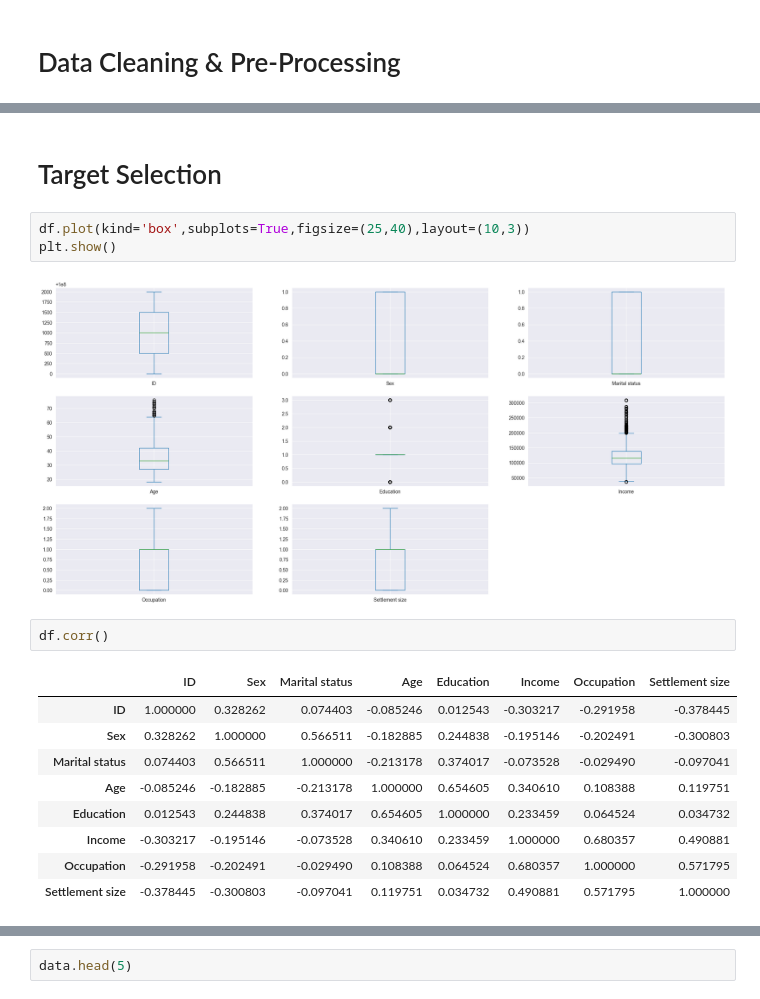
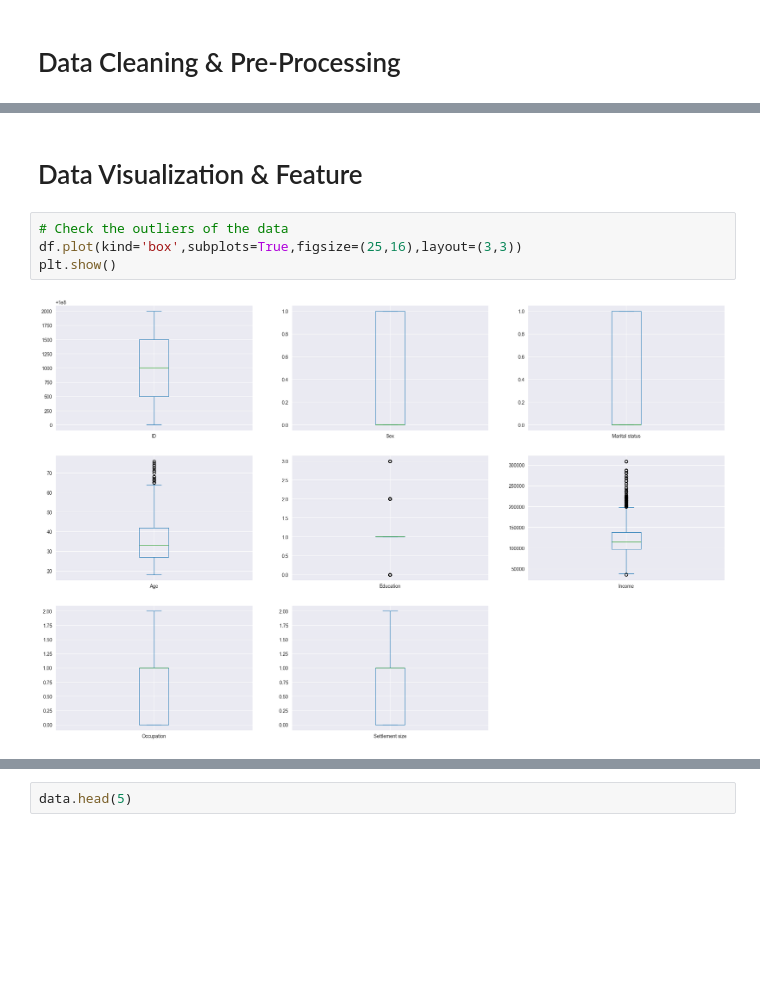
Before and after one commit to MysteryMan11/InternSavy, a Jupyter notebook: Task_2/t2_365datascience.ipynb, the cells around one changed output, grey strips where cells are left out. Cells and saved outputs as stored; diff of their text form; blank space fills up the shorter version.

```diff
--- a/Task_2/t2_365datascience.ipynb
+++ b/Task_2/t2_365datascience.ipynb
@@ -84,20 +91,9 @@ df.duplicated().sum()
 # %% [markdown]
-# Target Selection
+# Data Visualization & Feature
 # %%
-df.plot(kind='box',subplots=True,figsize=(25,40),layout=(10,3))
+# Check the outliers of the data
+df.plot(kind='box',subplots=True,figsize=(25,16),layout=(3,3))
 plt.show()
 # %% [output]
-[figure, old version]
+[figure, new version]
-# %%
-df.corr()
-# %% [output]
-|  | ID | Sex | Marital status | Age | Education | Income | Occupation | Settlement size |
-| ID | 1.000000 | 0.328262 | 0.074403 | -0.085246 | 0.012543 | -0.303217 | -0.291958 | -0.378445 |
-| Sex | 0.328262 | 1.000000 | 0.566511 | -0.182885 | 0.244838 | -0.195146 | -0.202491 | -0.300803 |
-| Marital status | 0.074403 | 0.566511 | 1.000000 | -0.213178 | 0.374017 | -0.073528 | -0.029490 | -0.097041 |
-| Age | -0.085246 | -0.182885 | -0.213178 | 1.000000 | 0.654605 | 0.340610 | 0.108388 | 0.119751 |
-| Education | 0.012543 | 0.244838 | 0.374017 | 0.654605 | 1.000000 | 0.233459 | 0.064524 | 0.034732 |
-| Income | -0.303217 | -0.195146 | -0.073528 | 0.340610 | 0.233459 | 1.000000 | 0.680357 | 0.490881 |
-| Occupation | -0.291958 | -0.202491 | -0.029490 | 0.108388 | 0.064524 | 0.680357 | 1.000000 | 0.571795 |
-| Settlement size | -0.378445 | -0.300803 | -0.097041 | 0.119751 | 0.034732 | 0.490881 | 0.571795 | 1.000000 |
 # %%
```
Also changed, not shown: parts of 37 cells of this notebook, 2 other files.
